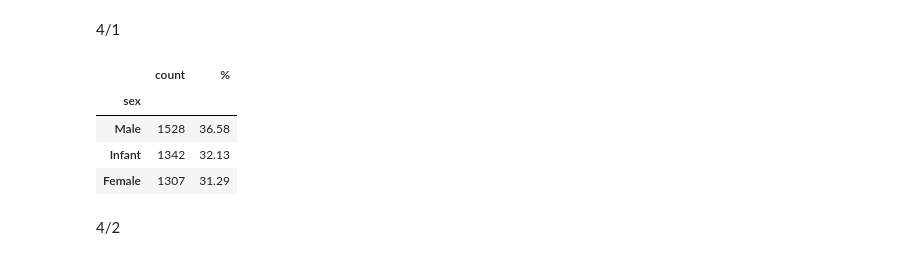
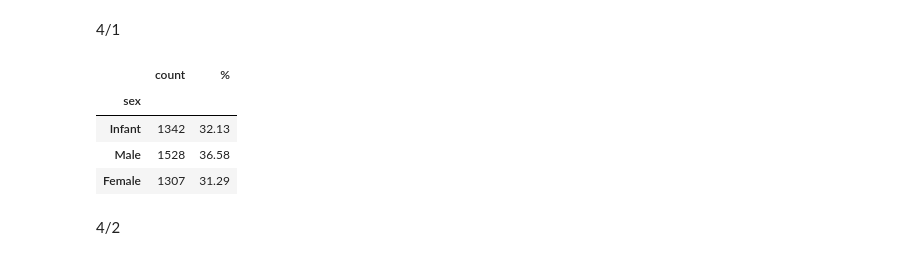
Before and after one commit to uhhigor/PY2023, a Jupyter notebook: assignments/a1/analysis.ipynb, the cells around one changed output. Cells and saved outputs as stored; diff of their text form; code cells hidden in the pictures.

```diff
--- a/assignments/a1/analysis.ipynb
+++ b/assignments/a1/analysis.ipynb
@@ -28,14 +28,14 @@ df
 # %%
 sexCount = df.groupby('sex').agg(count=('sex', 'count'))
 sexPercentage = sexCount.apply(lambda x: round(100 * x / float(x.sum()),2)).rename(columns={'count': '%'})
 
-result1 = sexCount.merge(sexPercentage, on='sex', how='left').sort_index(ascending=False).rename(index={'M':'Male','I':'Infant','F':'Female'})
+result1 = sexCount.merge(sexPercentage, on='sex', how='left').rename(index={'M':'Male','I':'Infant','F':'Female'}).reindex(['Infant', 'Male', 'Female'])
 result1
 # %% [output]
 |  | count | % |
 | sex |  |  |
+| Infant | 1342 | 32.13 |
 | Male | 1528 | 36.58 |
-| Infant | 1342 | 32.13 |
 | Female | 1307 | 31.29 |
 # %% [markdown]
 4/2
```
Also changed, not shown: parts of 2 cells of this notebook, 4 other files.
